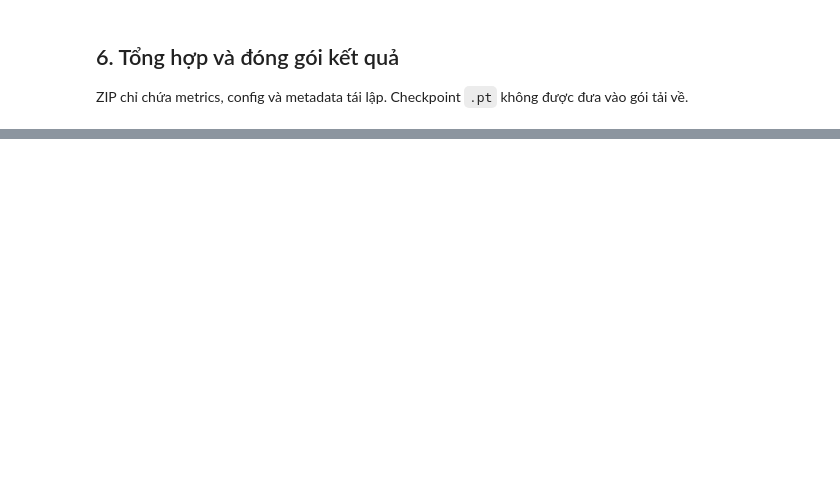
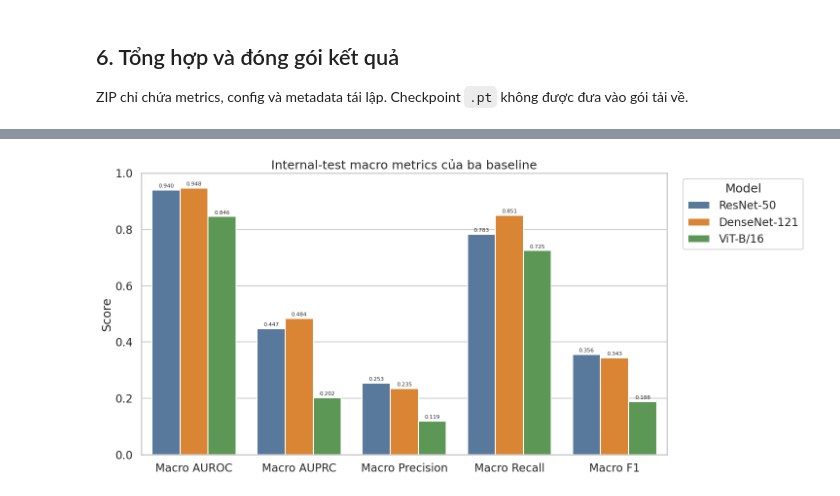
Before and after one commit to HuyDuongQuoc/DATH-HK261-explainable-cxr, a Jupyter notebook: notebooks/02_experiment.ipynb, the cells around one changed output, grey strips where cells are left out. Cells and saved outputs as stored; diff of their text form; code cells hidden in the pictures; blank space fills up the shorter version.

```diff
--- a/notebooks/02_experiment.ipynb
+++ b/notebooks/02_experiment.ipynb
@@ -15,7 +15,7 @@ Notebook này điều phối ba baseline **ResNet-50 → DenseNet-121 → ViT-B/
 from pathlib import Path
 
 REPO_URL = "https://github.com/HuyDuongQuoc/DATH-HK261-explainable-cxr.git"
-REPO_BRANCH = "main"
+REPO_BRANCH = "feature/02-experiment-notebook"
 REPO_DIR = Path("/content/DATH-HK261-explainable-cxr")
 
 DRIVE_MOUNT = Path("/content/drive")
@@ -23,6 +23,9 @@ DRIVE_ROOT = DRIVE_MOUNT / "MyDrive" / "DATH_CXR"
 DATA_ARCHIVE = DRIVE_ROOT / "datasets" / "consensus_v1_224.zip"
 CHECKPOINT_ROOT = DRIVE_ROOT / "checkpoints"
 RUN_LOG_ROOT = DRIVE_ROOT / "run_logs"
+LOCAL_DATA_ROOT = Path("/content/datasets")
+PROCESSED_ROOT = LOCAL_DATA_ROOT / "consensus_v1_224"
+RUNTIME_CONFIG_ROOT = Path("/content/runtime_configs")
 EXPORT_PATH = Path("/content/exports/02_experiment_results.zip")
 
 REQUIRE_T4 = True
@@ -52,6 +55,7 @@ EXPERIMENTS = [
 
 print("Experiments:", [item["run_name"] for item in EXPERIMENTS])
 print("Data archive:", DATA_ARCHIVE)
+print("Local processed dataset:", PROCESSED_ROOT)
 print("Export path:", EXPORT_PATH)
 # %% [output]
 Experiments: ['resnet50_baseline_s701515_seed42_amp', 'densenet121_baseline_s701515_seed42_amp', 'vit_baseline_s701515_seed42_amp']
@@ -209,8 +227,6 @@ import zipfile
 import pandas as pd
 
 from src.data.splitting import assignment_sha256
-
-PROCESSED_ROOT = REPO_DIR / "data" / "processed" / "consensus_v1_224"
 
 def dataset_summary(root):
     required = [
@@ -593,0 +976,65 @@ Notebook không tự động commit hoặc push bất kỳ file nào.
+# %%
+sns.set_theme(style="whitegrid", context="talk")
+
+macro_columns = [
+    "Macro AUROC",
+    "Macro AUPRC",
+    "Macro Precision",
+    "Macro Recall",
+    "Macro F1",
+]
+
+macro_long = test_summary_df.melt(
+    id_vars="Model",
+    value_vars=macro_columns,
+    var_name="Metric",
+    value_name="Score",
+)
+
+fig, ax = plt.subplots(figsize=(15, 7))
+
+sns.barplot(
+    data=macro_long,
+    x="Metric",
+    y="Score",
+    hue="Model",
+    hue_order=MODEL_ORDER,
+    palette=MODEL_COLORS,
+    ax=ax,
+)
+
+ax.set(
+    title="Internal-test macro metrics của ba baseline",
+    xlabel="",
+    ylabel="Score",
+    ylim=(0, 1),
+)
+
+for container in ax.containers:
+    ax.bar_label(
+        container,
+        fmt="%.3f",
+        fontsize=8,
+        padding=2,
+    )
+
+ax.legend(
+    title="Model",
+    bbox_to_anchor=(1.02, 1),
+    loc="upper left",
+)
+fig.tight_layout()
+
+fig.savefig(
+    FIGURE_ROOT / "01_macro_metrics_comparison.png",
+    dpi=300,
+    bbox_inches="tight",
+)
+fig.savefig(
+    FIGURE_ROOT / "01_macro_metrics_comparison.pdf",
+    bbox_inches="tight",
+)
+
+plt.show()
+# %% [output]
+[figure, added]
```
Also changed, not shown: parts of 18 cells of this notebook, 6 other files.
